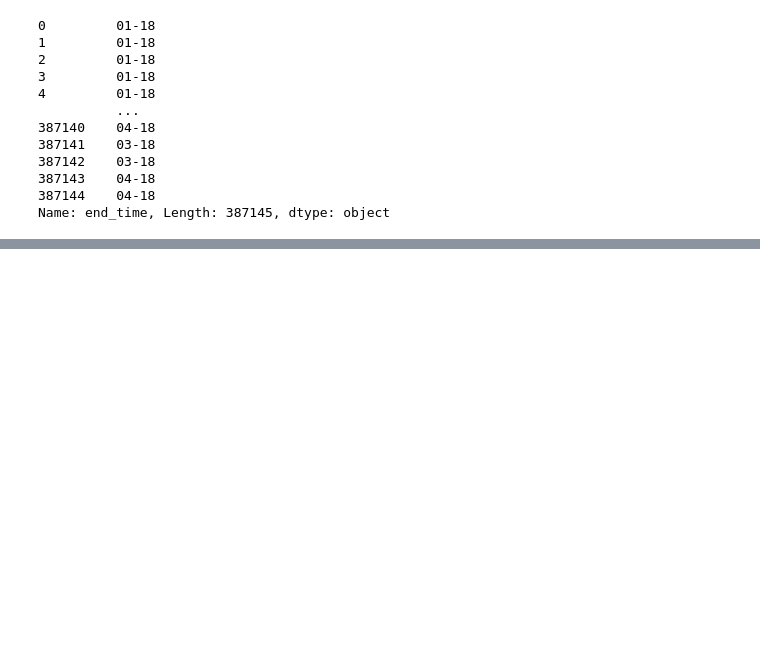
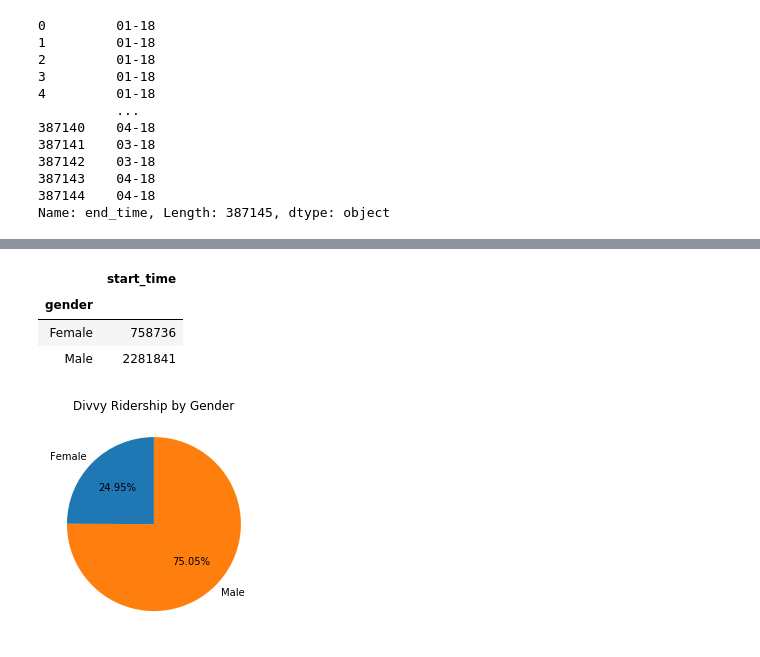
Before and after one commit to AlejandraRosa/Divvy_Project, a Jupyter notebook: Divvy_main.ipynb, the cells around one changed output, grey strips where cells are left out. Cells and saved outputs as stored; diff of their text form; code cells hidden in the pictures; blank space fills up the shorter version.

```diff
--- a/Divvy_main.ipynb
+++ b/Divvy_main.ipynb
@@ -99,0 +245,3 @@ divvy_combined = pd.concat(divvy_data)
+# %%
+gender_count = divvy_combined_month.groupby('gender').count()
+gender_count
@@ -99,0 +260,8 @@ divvy_combined = pd.concat(divvy_data)
+# %%
+gender_to_plot = gender_count[gender_count.columns[1:2]]
+gender_to_plot
+# %% [output]
+|  | start_time |
+| gender |  |
+| Female | 758736 |
+| Male | 2281841 |
@@ -99,0 +280,8 @@ divvy_combined = pd.concat(divvy_data)
+# %%
+labels= ['Female', 'Male']
+
+plt.pie(gender_to_plot,labels=labels, startangle=90, autopct='%.2f%%')
+plt.title('Divvy Ridership by Gender')
+plt.show()
+# %% [output]
+[figure, added]
```
Also changed, not shown: parts of 34 cells of this notebook.
